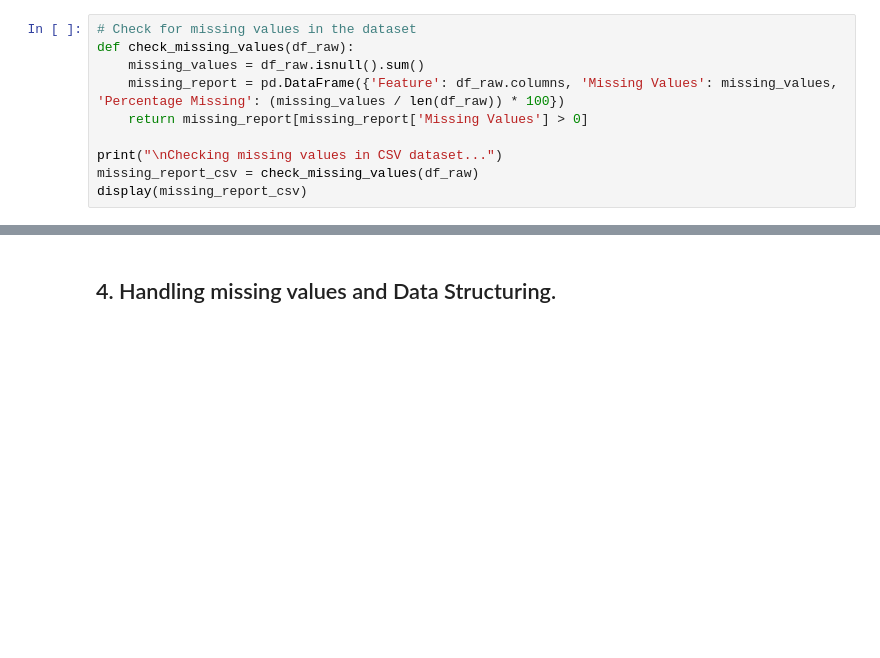
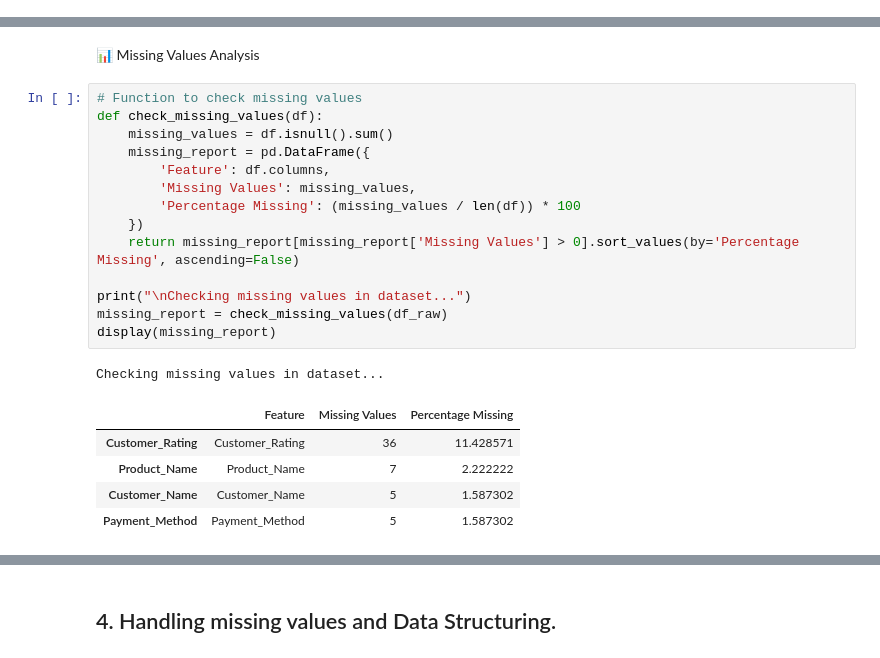
Before and after one commit to hagoog/Template, a Jupyter notebook: Python_EDA_Template.ipynb, the cells around one changed output, grey strips where cells are left out. Saved outputs shown, nothing was run; the diff lists cells and outputs as text; blank space fills up the shorter version.

```diff
--- a/Python_EDA_Template.ipynb
+++ b/Python_EDA_Template.ipynb
@@ -320,10 +0,0 @@ dtype: int64
-# %%
-# Check for missing values in the dataset
-def check_missing_values(df_raw):
-    missing_values = df_raw.isnull().sum()
-    missing_report = pd.DataFrame({'Feature': df_raw.columns, 'Missing Values': missing_values, 'Percentage Missing': (missing_values / len(df_raw)) * 100})
-    return missing_report[missing_report['Missing Values'] > 0]
-
-print("\nChecking missing values in CSV dataset...")
-missing_report_csv = check_missing_values(df_raw)
-display(missing_report_csv)
@@ -402,0 +247,23 @@ msno.matrix(df_raw)
+# %% [markdown]
+📊 Missing Values Analysis
+# %%
+# Function to check missing values
+def check_missing_values(df):
+    missing_values = df.isnull().sum()
+    missing_report = pd.DataFrame({
+        'Feature': df.columns,
+        'Missing Values': missing_values,
+        'Percentage Missing': (missing_values / len(df)) * 100
+    })
+    return missing_report[missing_report['Missing Values'] > 0].sort_values(by='Percentage Missing', ascending=False)
+
+print("\nChecking missing values in dataset...")
+missing_report = check_missing_values(df_raw)
+display(missing_report)
+# %% [output]
+Checking missing values in dataset...
+|  | Feature | Missing Values | Percentage Missing |
+| Customer_Rating | Customer_Rating | 36 | 11.428571 |
+| Product_Name | Product_Name | 7 | 2.222222 |
+| Customer_Name | Customer_Name | 5 | 1.587302 |
+| Payment_Method | Payment_Method | 5 | 1.587302 |
```
Also changed, not shown: parts of 83 cells of this notebook.
